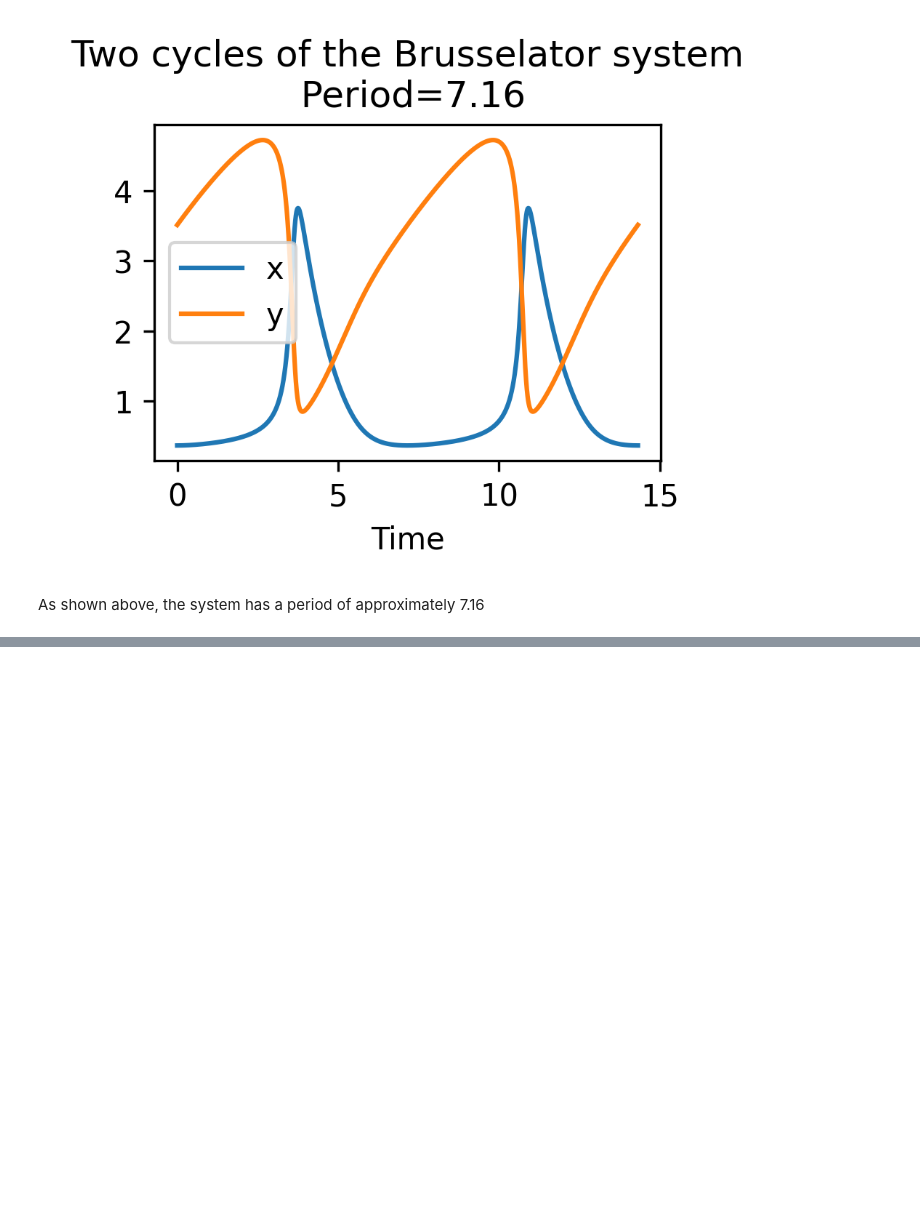
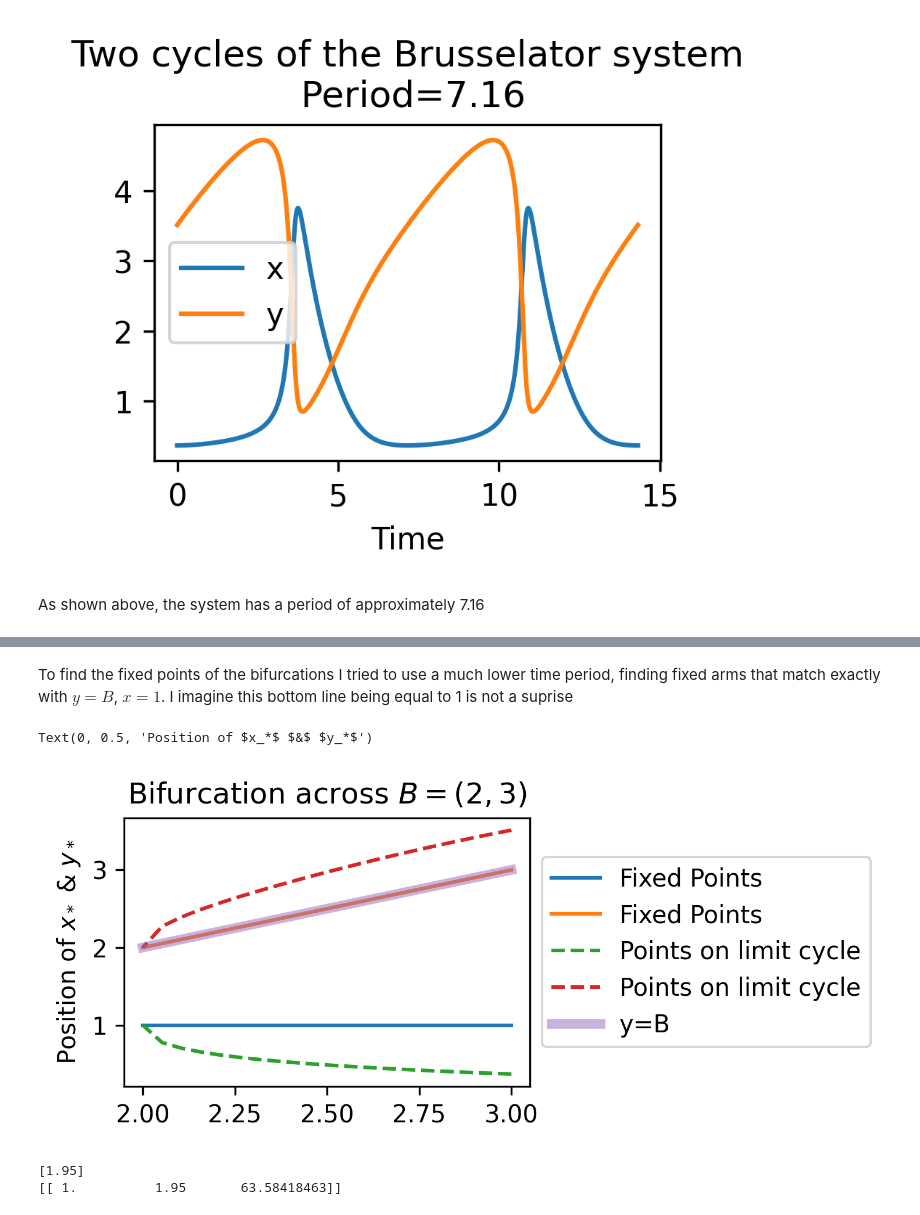
Before and after one commit to LudoOliver/emat30008, a Jupyter notebook: SciCompDemos.ipynb, the cells around one changed output, grey strips where cells are left out. Cells and saved outputs as stored; diff of their text form; code cells hidden in the pictures; blank space fills up the shorter version.

```diff
--- a/SciCompDemos.ipynb
+++ b/SciCompDemos.ipynb
@@ -62,0 +73,28 @@ import Week17Continuation
+# %%
+"""Working forwards from 2"""
+NewICs = np.hstack((SolnXYT[-1,:-1],0.01))
+NewParam0 = BValues[-1]
+NewSolnXYT,NewBValues = Week17Continuation.NaturalContinuation(Bruselator,NewICs
+                                                        ,Param0=NewParam0,ParamStepSize=0.1
+                                                        ,ParamNSteps = 10
+                                                        ,SolverStepSize = 0.0001
+                                                        ,WithShooting=1)
+# %% [markdown]
+To find the fixed points of the bifurcations I tried to use a much lower time period, finding fixed arms that match exactly with $y=B$, $x=1$. I imagine this bottom line being equal to 1 is not a suprise
+# %%
+plt.figure(figsize=(3,2),dpi=300)
+plt.plot(NewBValues,NewSolnXYT[:,:-1],label="Fixed Points")
+plt.plot(BValues,SolnXYT[:,:-1],linestyle='--',label="Points on limit cycle")
+plt.plot(BValues,BValues,label="y=B",linewidth=4,alpha=0.5)
+plt.legend(loc='center left', bbox_to_anchor=(1, 0.5))
+plt.title("Bifurcation across $B=(2,3)$")
+plt.ylabel("Position of $x_*$ $&$ $y_*$")
+# %% [output]
+Text(0, 0.5, 'Position of $x_*$ $&$ $y_*$')
+[figure, added]
+# %%
+print(NewBValues)
+print(NewSolnXYT)
+# %% [output]
+[1.95]
+[[ 1.          1.95       63.58418463]]
```
Also changed, not shown: parts of 3 cells of this notebook, 1 other file.
